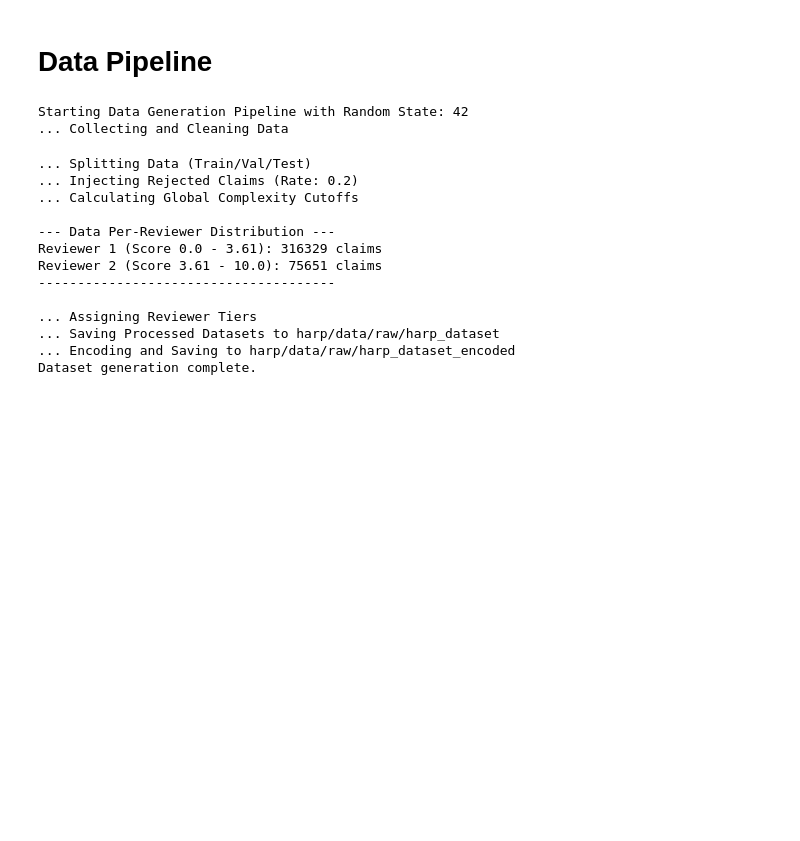
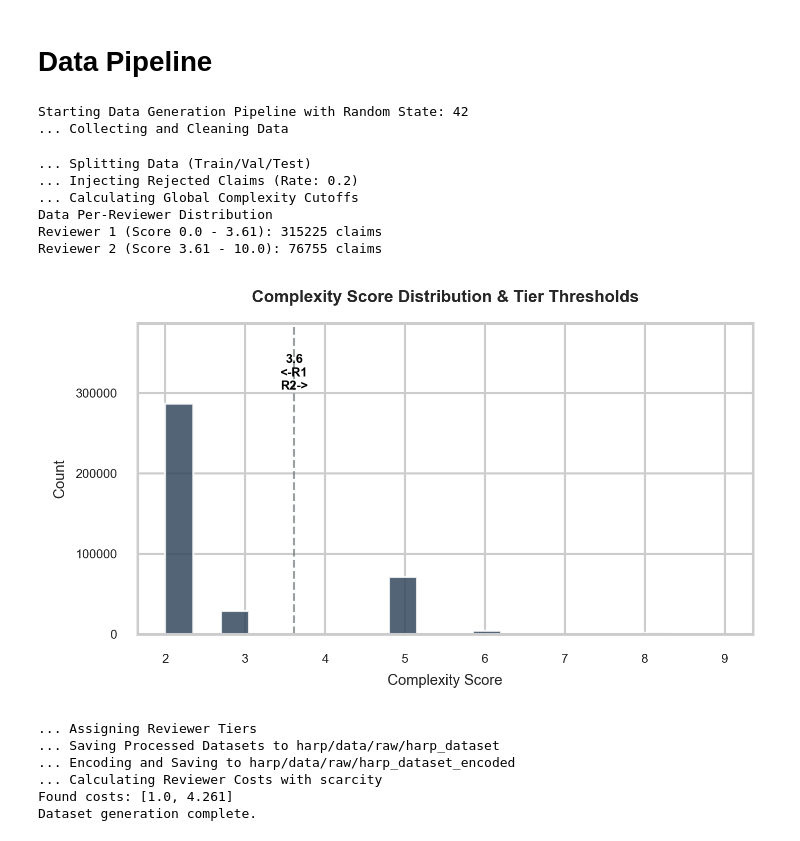
Before and after one commit to Rohit-K814307/harp, a Jupyter notebook: master.ipynb, the cells around one changed output. Saved outputs shown, nothing was run; the diff lists cells and outputs as text; code cells hidden in the pictures; blank space fills up the shorter version.

```diff
--- a/master.ipynb
+++ b/master.ipynb
@@ -9,51 +11,23 @@ from harp.data import generate_data
 # %% [markdown]
 # Data Pipeline
 # %%
-config = {
-    # Data Paths
-    "raw_input_path": "harp/data/raw/cms_2008_2010_samples.csv",
-    "output_dir_raw": "harp/data/raw/harp_dataset",
-    "output_dir_encoded": "harp/data/raw/harp_dataset_encoded",
-
-    # Preprocessing
-    "collect_samples": 5,
-    "sample_dir": "harp/data/raw/samples",
-
-    # Splitting
-    "test_size": 0.15,
-    "val_size": 0.15,
-    "random_state": 42,
-
-    # Corruption / Injection
-    "injection_rate": 0.2,
-
-    # Complexity Scoring
-    "scores": {
-        "multi_payer": 3,
-        "short_stay": 3,
-        "surgical": 2,
-        "high_cost": 1
-    },
-    "n_reviewers": 2, #nclusters
-    "kmeans_init": 10,
-    "traditional_random_error": 0.95,
-    "reviewer_out_of_depth_error":0.5
-}
+with open("harp/config/data_config.yaml", "r") as f:
+    config = yaml.safe_load(f)
 
 generate_data(config=config)
 # %% [output]
 Starting Data Generation Pipeline with Random State: 42
 ... Collecting and Cleaning Data
 ... Splitting Data (Train/Val/Test)
 ... Injecting Rejected Claims (Rate: 0.2)
 ... Calculating Global Complexity Cutoffs
-
---- Data Per-Reviewer Distribution ---
-Reviewer 1 (Score 0.0 - 3.61): 316329 claims
-Reviewer 2 (Score 3.61 - 10.0): 75651 claims
---------------------------------------
-
-... Assigning Reviewer Tiers
-... Saving Processed Datasets to harp/data/raw/harp_dataset
-... Encoding and Saving to harp/data/raw/harp_dataset_encoded
-Dataset generation complete.
+Data Per-Reviewer Distribution
+Reviewer 1 (Score 0.0 - 3.61): 315225 claims
+Reviewer 2 (Score 3.61 - 10.0): 76755 claims
+[figure, added]
+... Assigning Reviewer Tiers
+... Saving Processed Datasets to harp/data/raw/harp_dataset
+... Encoding and Saving to harp/data/raw/harp_dataset_encoded
+... Calculating Reviewer Costs with scarcity
+Found costs: [1.0, 4.261]
+Dataset generation complete.
```
Also changed, not shown: parts of 1 cell of this notebook, 5 other files.
